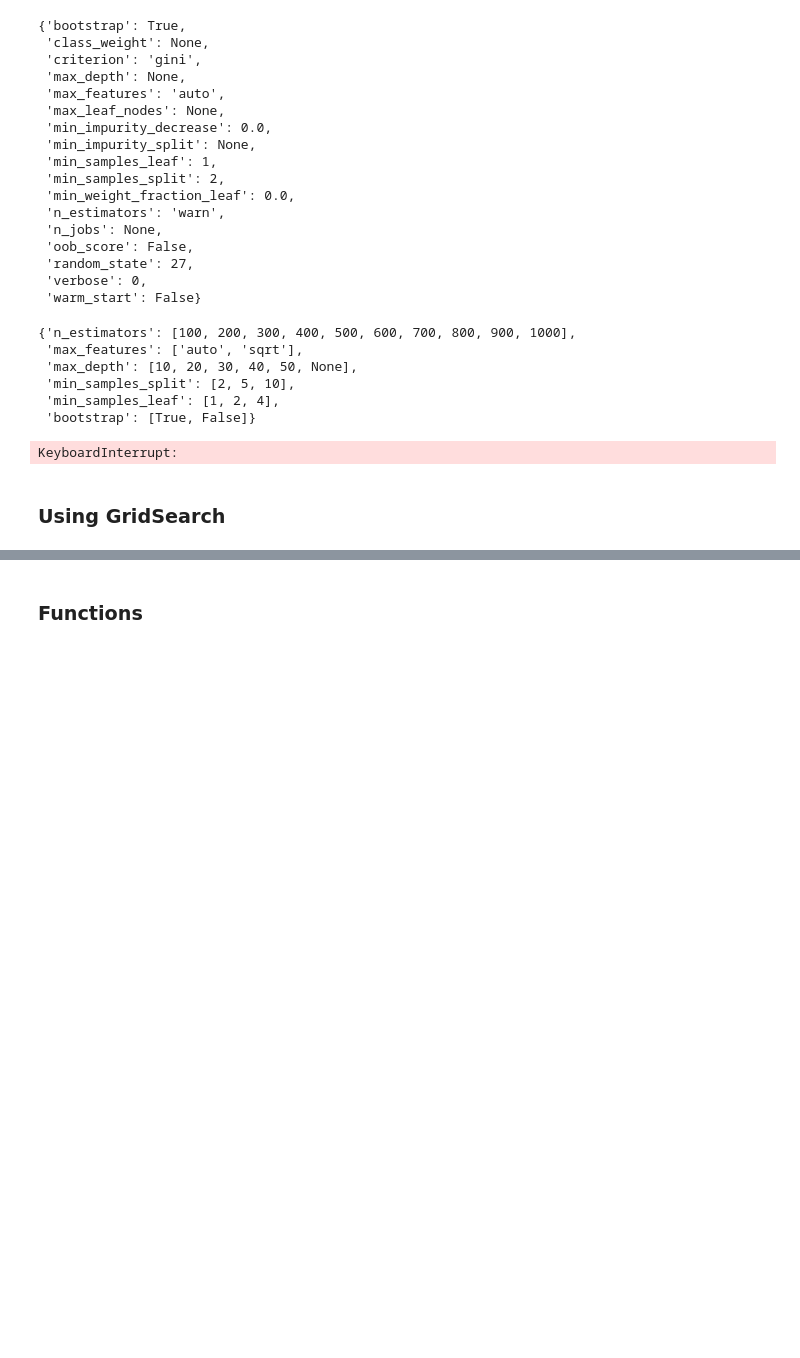
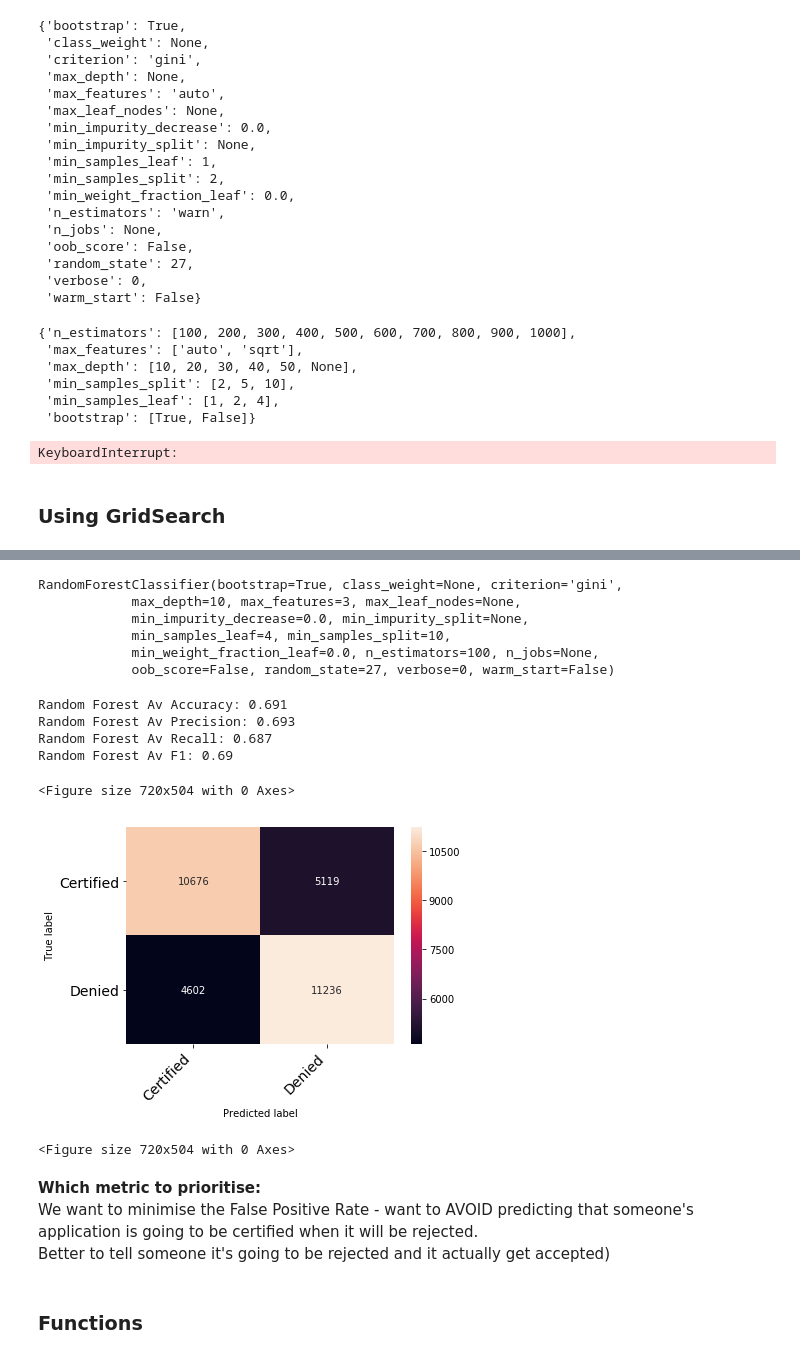
Before and after one commit to laurenlagilson/project_5_kojak, a Jupyter notebook: project5/modelling_full_data.ipynb, the cells around one changed output, grey strips where cells are left out. Saved outputs shown, nothing was run; the diff lists cells and outputs as text; code cells hidden in the pictures; blank space fills up the shorter version.

```diff
--- a/project5/modelling_full_data.ipynb
+++ b/project5/modelling_full_data.ipynb
@@ -385,11 +385,11 @@ from sklearn.model_selection import GridSearch
 # %%
 param_grid = {
     'bootstrap': [True],
-    'max_depth': [80,90,100,110],
+    'max_depth': [2, 5, 10],
     'max_features':[2,3],
     'min_samples_leaf':[3,4,5],
     'min_samples_split':[8,10,12],
-    'n_estimators':[100,200,500,1000]
+    'n_estimators':[100,200,500]
 }
 # %%
 grid_search = GridSearchCV(estimator = rf, param_grid = param_grid, cv=3, n_jobs = -1, verbose=2)
@@ -408,3 +427,38 @@ grid_accuracy = evaluate(best_grid, all_features['X_train'], all_features['y_tra
+# %%
+best_grid
+# %% [output]
+RandomForestClassifier(bootstrap=True, class_weight=None, criterion='gini',
+            max_depth=10, max_features=3, max_leaf_nodes=None,
+            min_impurity_decrease=0.0, min_impurity_split=None,
+            min_samples_leaf=4, min_samples_split=10,
+            min_weight_fraction_leaf=0.0, n_estimators=100, n_jobs=None,
+            oob_score=False, random_state=27, verbose=0, warm_start=False)
+# %%
+bestparams = best_grid.fit(all_features['X_train'], all_features['y_train'])
+y_pred_bestparams_proba = bestparams.predict_proba(all_features['X_val'])
+y_pred_bestparams = bestparams.predict(all_features['X_val'])
+# %%
+# Random Forest Error Metrics
+print(f"Random Forest Av Accuracy: {(cross_val_score(bestparams, all_features['X_train'], all_features['y_train'])).mean().round(3)}")
+print(f"Random Forest Av Precision: {(cross_val_score(bestparams, all_features['X_train'], all_features['y_train'], scoring='precision')).mean().round(3)}")
+print(f"Random Forest Av Recall: {(cross_val_score(bestparams, all_features['X_train'], all_features['y_train'], scoring='recall')).mean().round(3)}")
+print(f"Random Forest Av F1: {(cross_val_score(bestparams, all_features['X_train'], all_features['y_train'], scoring='f1')).mean().round(3)}")
+# %% [output]
+Random Forest Av Accuracy: 0.691
+Random Forest Av Precision: 0.693
+Random Forest Av Recall: 0.687
+Random Forest Av F1: 0.69
+# %%
+rfc_cm = confusion_matrix(all_features['y_val'], y_pred_bestparams)
+print_confusion_matrix(rfc_cm, ["Certified", "Denied"])
+# %% [output]
+<Figure size 720x504 with 0 Axes>
+[figure, added]
+<Figure size 720x504 with 0 Axes>
+# %% [markdown]
+**Which metric to prioritise:**
+We want to minimise the False Positive Rate - want to AVOID predicting that someone's application is going to be certified when it will be rejected.
+Better to tell someone it's going to be rejected and it actually get accepted)
 # %% [markdown]
 ### Functions
 # %%
```
Also changed, not shown: parts of 5 cells of this notebook.
